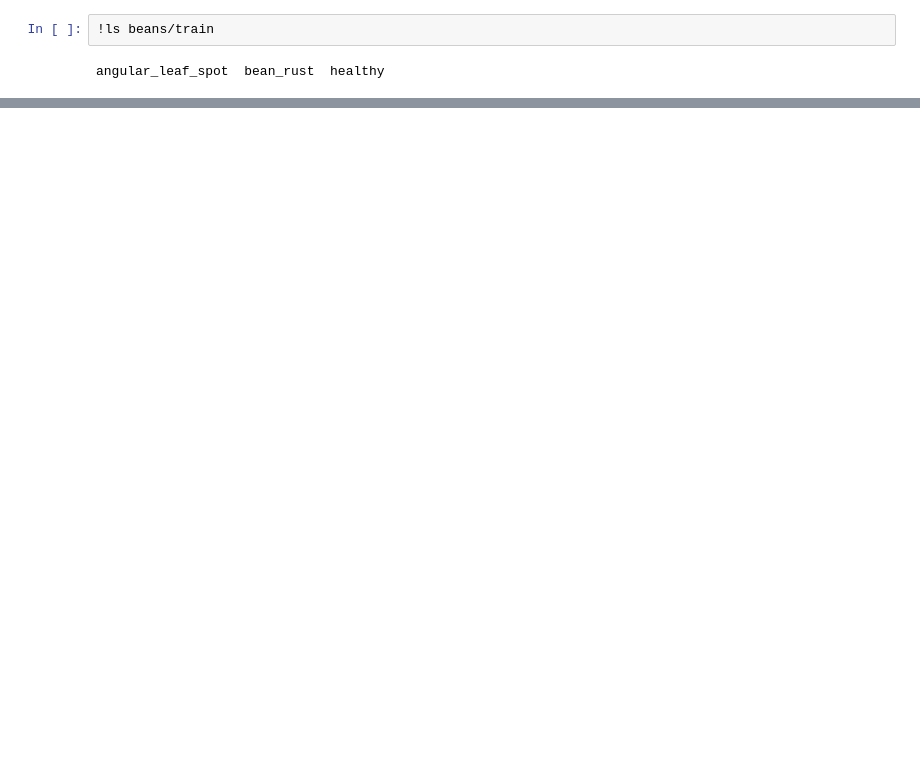
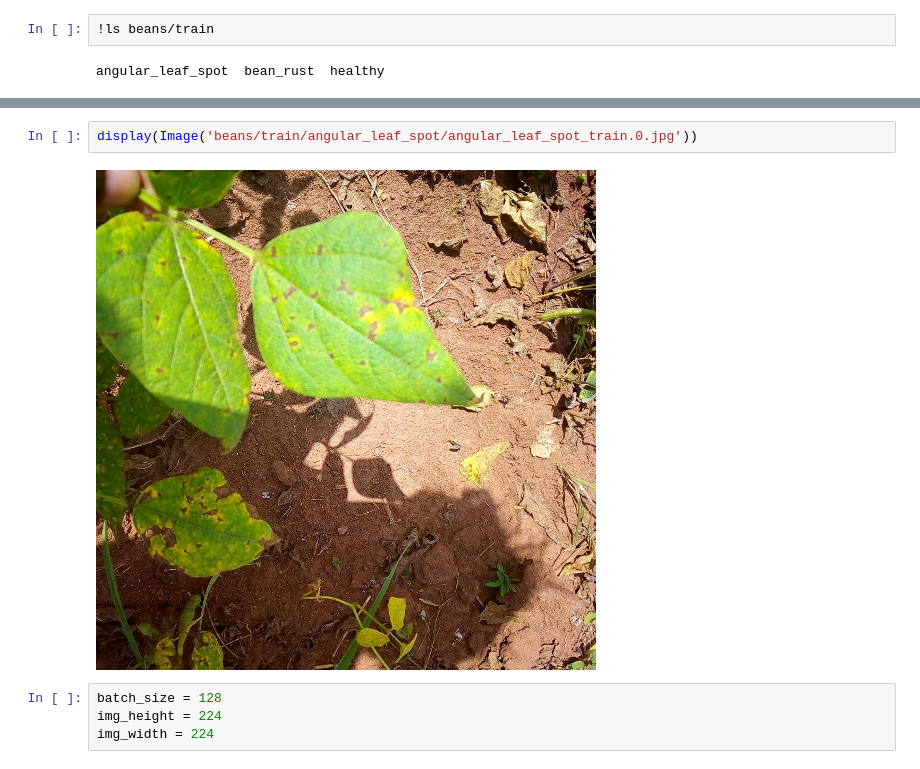
Before and after one commit to vjsurampudi/LeafDiseaseClassification_CICD, a Jupyter notebook: LeafDisease_Classification.ipynb, the cells around one changed output, grey strips where cells are left out. Drawn from its saved outputs; the diff is of its cells as text; blank space fills up the shorter version.

```diff
--- a/LeafDisease_Classification.ipynb
+++ b/LeafDisease_Classification.ipynb
@@ -87,0 +125,8 @@ angular_leaf_spot  bean_rust  healthy
+# %%
+display(Image('beans/train/angular_leaf_spot/angular_leaf_spot_train.0.jpg'))
+# %% [output]
+[figure, added]
+# %%
+batch_size = 128
+img_height = 224
+img_width = 224
```
Also changed, not shown: parts of 12 cells of this notebook.
